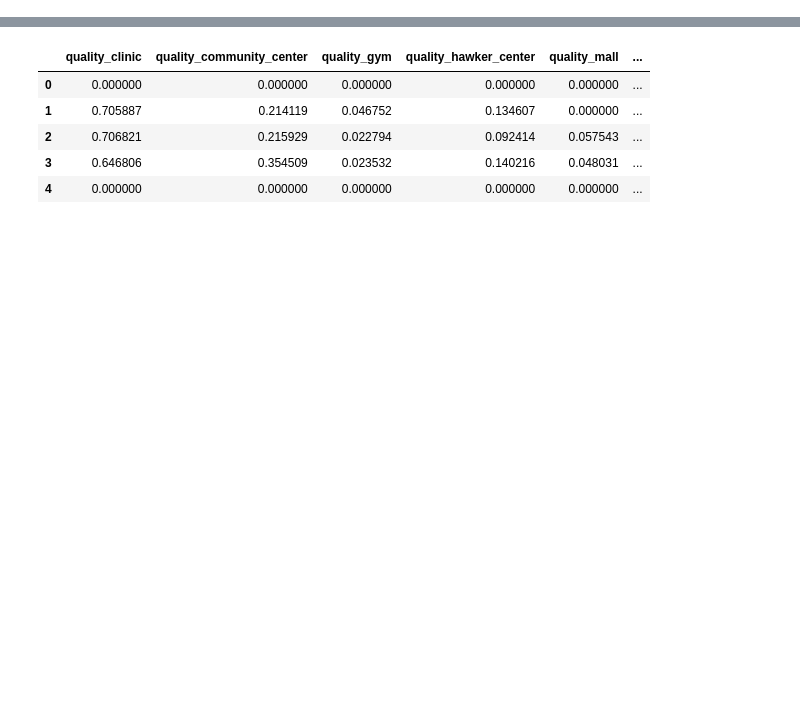
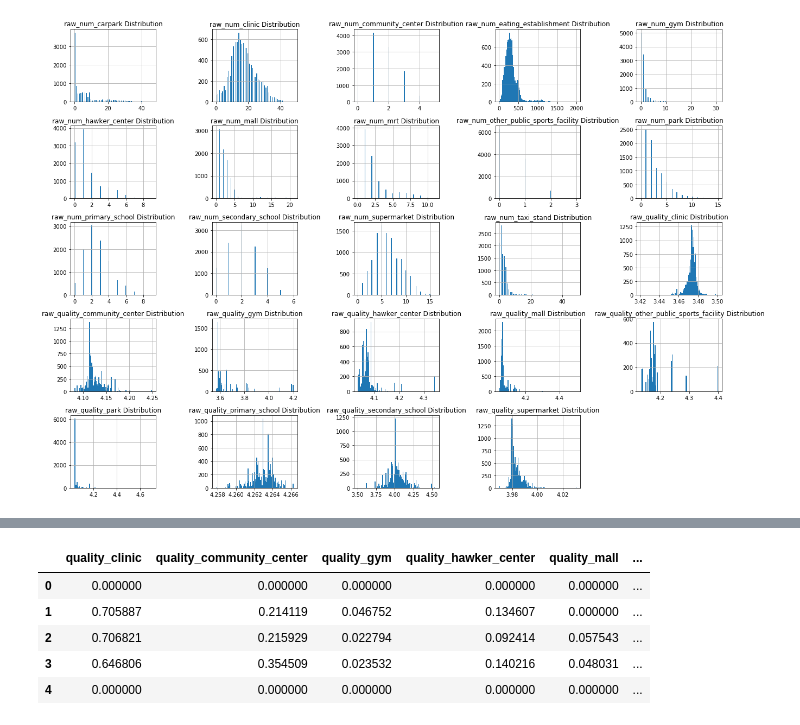
Before and after one commit to ansellim/apartments, a Jupyter notebook: code/update_database.ipynb, the cells around one changed output, grey strips where cells are left out. Saved outputs shown, nothing was run; the diff lists cells and outputs as text; code cells hidden in the pictures; blank space fills up the shorter version.

```diff
--- a/code/update_database.ipynb
+++ b/code/update_database.ipynb
@@ -13,3 +14,17 @@ cnx = sqlite3.connect('../data/database.db')
 
 # read into df
 df = pd.read_sql_query("SELECT * FROM properties", cnx)
+# %%
+# Looking at the general stats of the quantity and quality of the features
+raw_cols = ['raw_num_carpark', 'raw_num_clinic', 'raw_num_community_center',
+       'raw_num_eating_establishment', 'raw_num_gym', 'raw_num_hawker_center',
+       'raw_num_mall', 'raw_num_mrt', 'raw_num_other_public_sports_facility',
+       'raw_num_park', 'raw_num_primary_school', 'raw_num_secondary_school',
+       'raw_num_supermarket', 'raw_num_taxi_stand', 'raw_quality_clinic',
+       'raw_quality_community_center', 'raw_quality_gym',
+       'raw_quality_hawker_center', 'raw_quality_mall',
+       'raw_quality_other_public_sports_facility', 'raw_quality_park',
+       'raw_quality_primary_school', 'raw_quality_secondary_school',
+       'raw_quality_supermarket']
+
+df[raw_cols].describe()
@@ -16 +42,17 @@ df = pd.read_sql_query("SELECT * FROM properties", cnx)
+# %%
+# Plot histograms to look at the distribution
+def draw_histograms(df, variables, n_rows, n_cols):
+    fig=plt.figure()
+    fig.set_size_inches(18.5, 12.5)
+    for i, var_name in enumerate(variables):
+        ax=fig.add_subplot(n_rows,n_cols,i+1)
+        df[var_name].hist(bins=100,ax=ax)
+        ax.set_title(var_name+" Distribution")
+
+    fig.tight_layout()  # Improves appearance a bit.
+    plt.show()
+
+draw_histograms(df[raw_cols], df[raw_cols].columns, 5, 5)
+# %% [output]
+[figure, added]
 # %%
```
Also changed, not shown: parts of 7 cells of this notebook, 2 other files.
